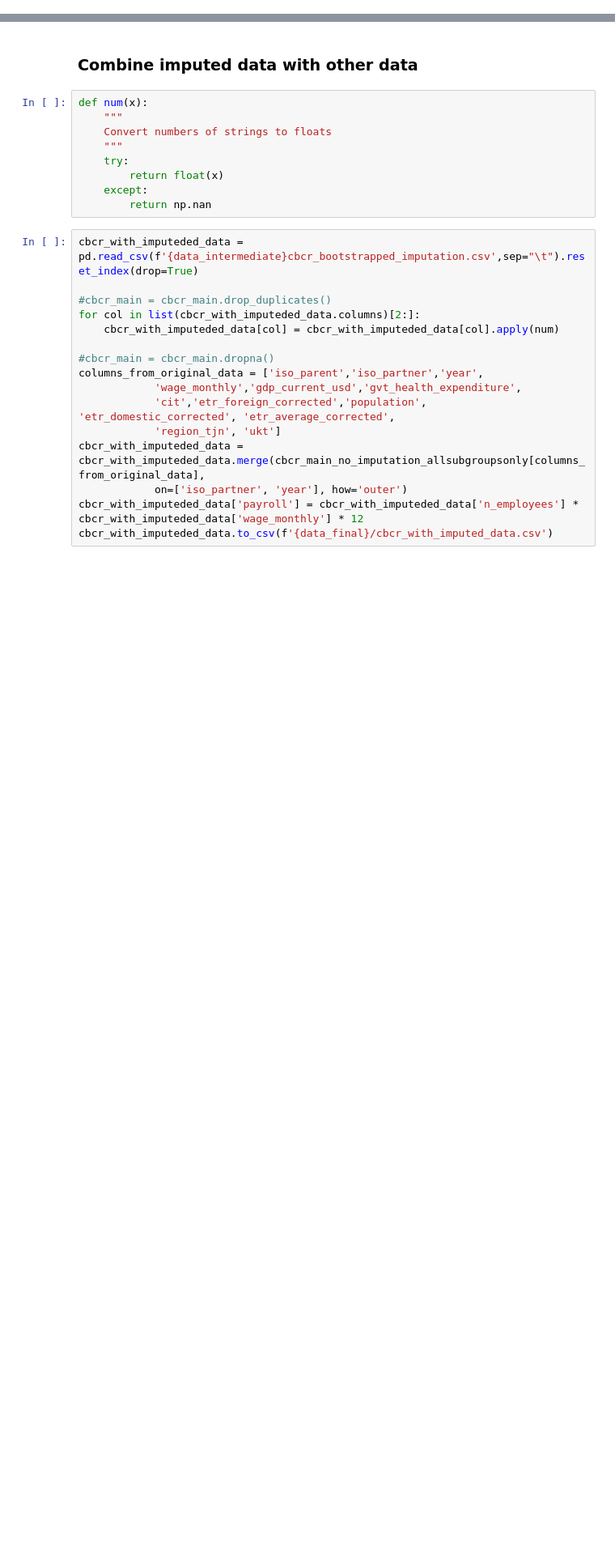
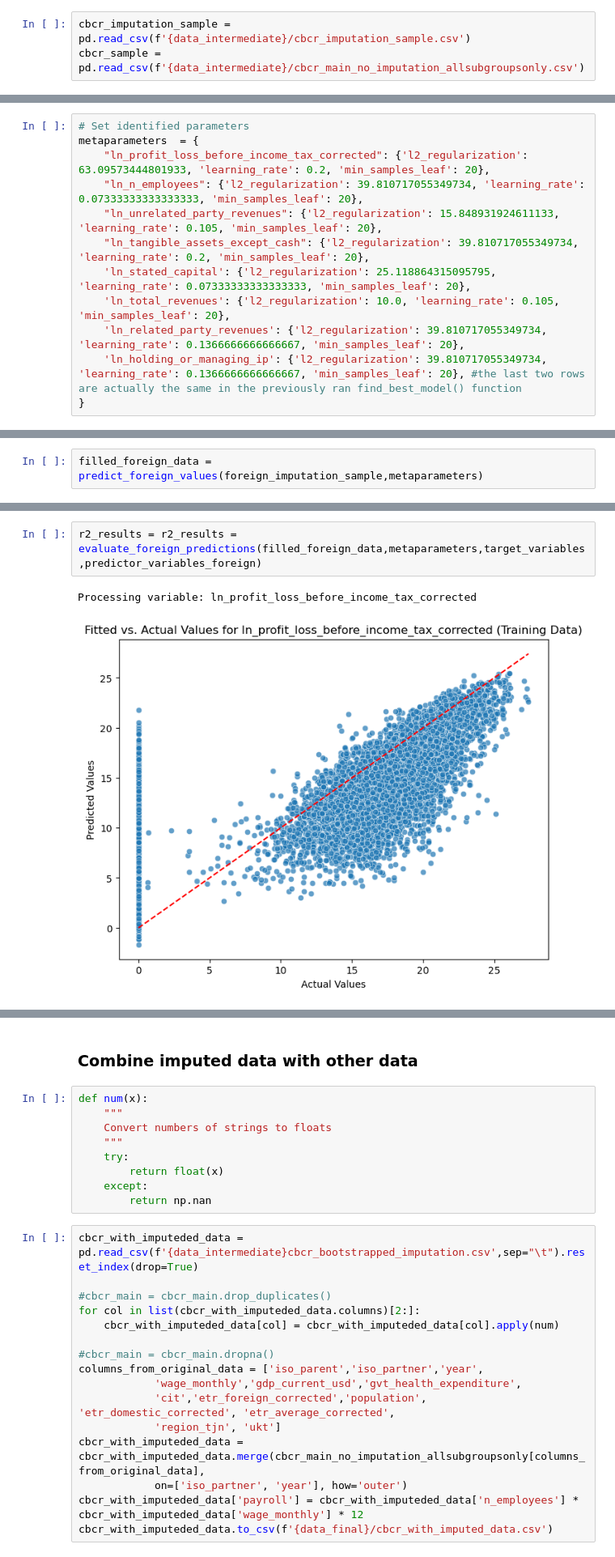
Before and after one commit to Tax-Justice-Network/unitary-taxation, a Jupyter notebook: src/2_impute_missings.ipynb, the cells around one changed output, grey strips where cells are left out. Shown at 81% size. Drawn from its saved outputs; the diff is of its cells as text; blank space fills up the shorter version.

```diff
--- a/src/2_impute_missings.ipynb
+++ b/src/2_impute_missings.ipynb
@@ -861,0 +42,3 @@ ln_holding_or_managing_ip 0.8657937323758522
+# %%
+cbcr_imputation_sample = pd.read_csv(f'{data_intermediate}/cbcr_imputation_sample.csv')
+cbcr_sample = pd.read_csv(f'{data_intermediate}/cbcr_main_no_imputation_allsubgroupsonly.csv')
@@ -861,0 +332,12 @@ ln_holding_or_managing_ip 0.8657937323758522
+# %%
+# Set identified parameters
+metaparameters  = {
+    "ln_profit_loss_before_income_tax_corrected": {'l2_regularization': 63.09573444801933, 'learning_rate': 0.2, 'min_samples_leaf': 20},
+    "ln_n_employees": {'l2_regularization': 39.810717055349734, 'learning_rate': 0.07333333333333333, 'min_samples_leaf': 20},
+    "ln_unrelated_party_revenues": {'l2_regularization': 15.848931924611133, 'learning_rate': 0.105, 'min_samples_leaf': 20},
+    "ln_tangible_assets_except_cash": {'l2_regularization': 39.810717055349734, 'learning_rate': 0.2, 'min_samples_leaf': 20},
+    'ln_stated_capital': {'l2_regularization': 25.118864315095795, 'learning_rate': 0.07333333333333333, 'min_samples_leaf': 20},
+    'ln_total_revenues': {'l2_regularization': 10.0, 'learning_rate': 0.105, 'min_samples_leaf': 20},
+    'ln_related_party_revenues': {'l2_regularization': 39.810717055349734, 'learning_rate': 0.1366666666666667, 'min_samples_leaf': 20},
+    'ln_holding_or_managing_ip': {'l2_regularization': 39.810717055349734, 'learning_rate': 0.1366666666666667, 'min_samples_leaf': 20}, #the last two rows are actually the same in the previously ran find_best_model() function
+}
@@ -861,0 +605,2 @@ ln_holding_or_managing_ip 0.8657937323758522
+# %%
+filled_foreign_data = predict_foreign_values(foreign_imputation_sample,metaparameters)
@@ -861,0 +618,5 @@ ln_holding_or_managing_ip 0.8657937323758522
+# %%
+r2_results = r2_results = evaluate_foreign_predictions(filled_foreign_data,metaparameters,target_variables,predictor_variables_foreign)
+# %% [output]
+Processing variable: ln_profit_loss_before_income_tax_corrected
+[figure, added]
```
Also changed, not shown: parts of 94 cells of this notebook, 18 other files.
